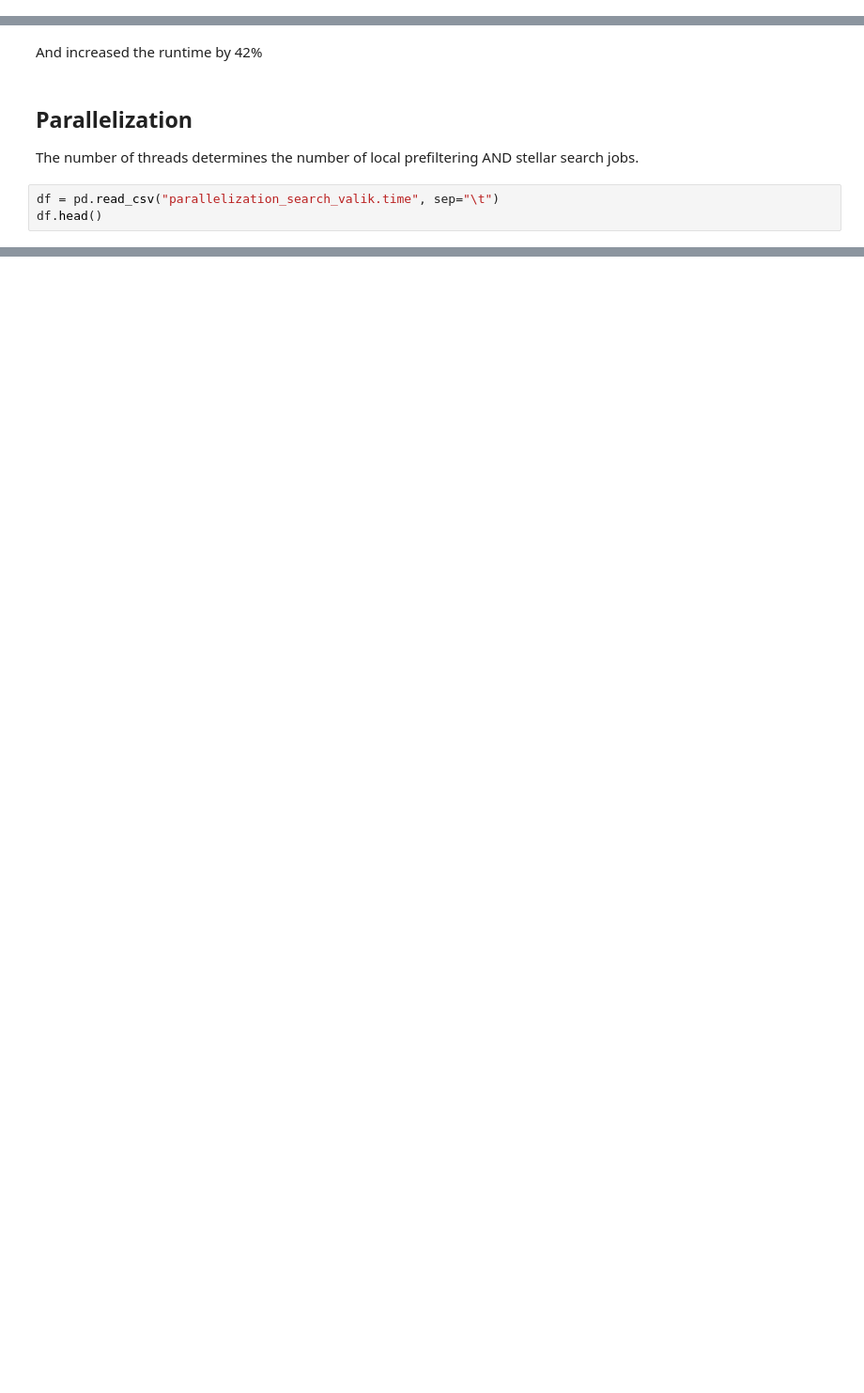
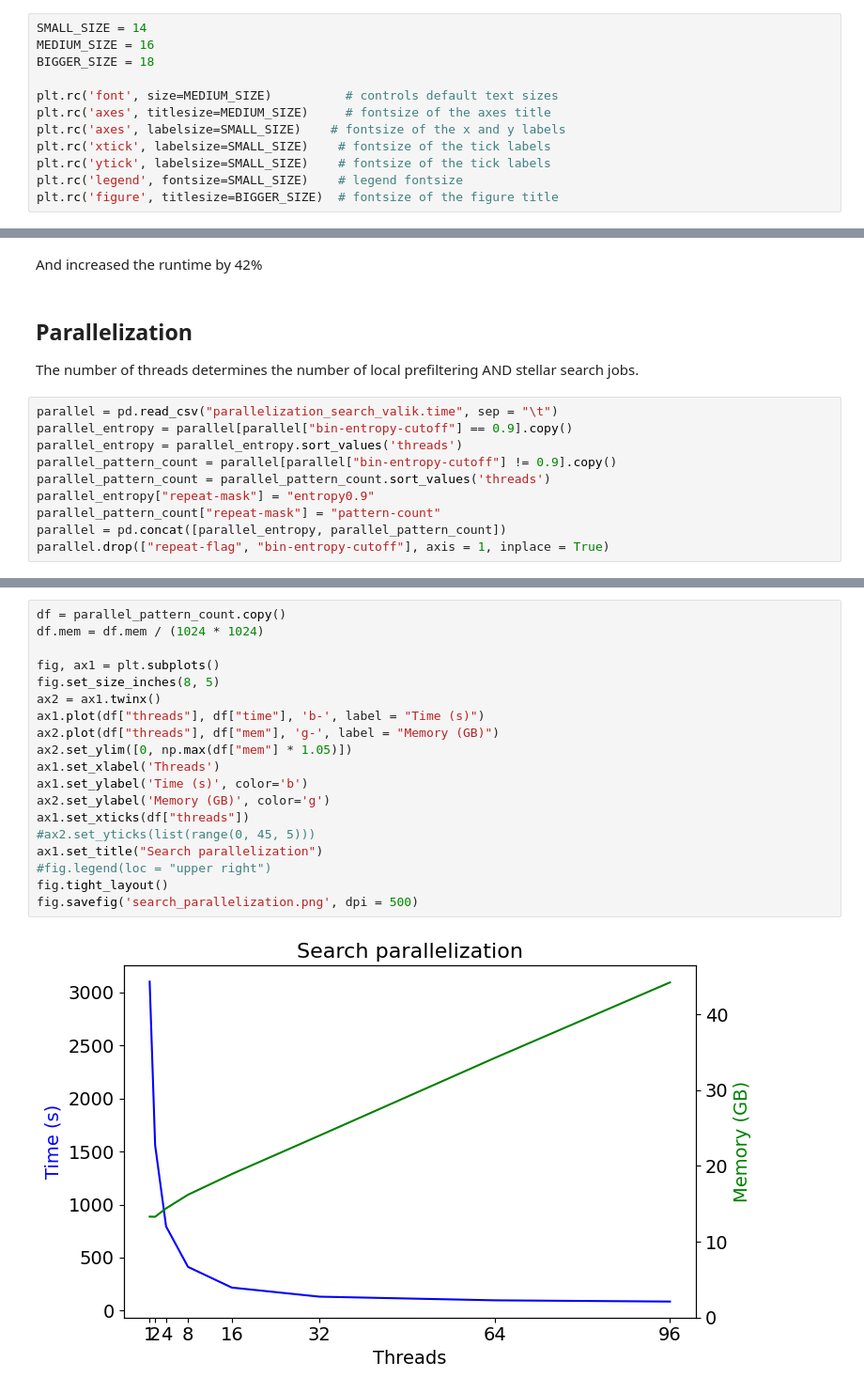
Before and after one commit to eaasna/test-DREAM-stellar, a Jupyter notebook: work-python/parameter-tuning/Search memory usage parameters.ipynb, the cells around one changed output, grey strips where cells are left out. Shown at 94% size. Cells and saved outputs as stored; diff of their text form; blank space fills up the shorter version.

```diff
--- a/work-python/parameter-tuning/Search memory usage parameters.ipynb
+++ b/work-python/parameter-tuning/Search memory usage parameters.ipynb
@@ -8,0 +12,12 @@ import matplotlib as plt
+# %%
+SMALL_SIZE = 14
+MEDIUM_SIZE = 16
+BIGGER_SIZE = 18
+
+plt.rc('font', size=MEDIUM_SIZE)          # controls default text sizes
+plt.rc('axes', titlesize=MEDIUM_SIZE)     # fontsize of the axes title
+plt.rc('axes', labelsize=SMALL_SIZE)    # fontsize of the x and y labels
+plt.rc('xtick', labelsize=SMALL_SIZE)    # fontsize of the tick labels
+plt.rc('ytick', labelsize=SMALL_SIZE)    # fontsize of the tick labels
+plt.rc('legend', fontsize=SMALL_SIZE)    # legend fontsize
+plt.rc('figure', titlesize=BIGGER_SIZE)  # fontsize of the figure title
@@ -70,5 +175,12 @@ And increased the runtime by 42%
 
 The number of threads determines the number of local prefiltering AND stellar search jobs.
 # %%
-df = pd.read_csv("parallelization_search_valik.time", sep="\t")
-df.head()
+parallel = pd.read_csv("parallelization_search_valik.time", sep = "\t")
+parallel_entropy = parallel[parallel["bin-entropy-cutoff"] == 0.9].copy()
+parallel_entropy = parallel_entropy.sort_values('threads')
+parallel_pattern_count = parallel[parallel["bin-entropy-cutoff"] != 0.9].copy()
+parallel_pattern_count = parallel_pattern_count.sort_values('threads')
+parallel_entropy["repeat-mask"] = "entropy0.9"
+parallel_pattern_count["repeat-mask"] = "pattern-count"
+parallel = pd.concat([parallel_entropy, parallel_pattern_count])
+parallel.drop(["repeat-flag", "bin-entropy-cutoff"], axis = 1, inplace = True)
@@ -96,0 +251,21 @@ And increased the runtime by 212%
+# %%
+df = parallel_pattern_count.copy()
+df.mem = df.mem / (1024 * 1024)
+
+fig, ax1 = plt.subplots()
+fig.set_size_inches(8, 5)
+ax2 = ax1.twinx()
+ax1.plot(df["threads"], df["time"], 'b-', label = "Time (s)")
+ax2.plot(df["threads"], df["mem"], 'g-', label = "Memory (GB)")
+ax2.set_ylim([0, np.max(df["mem"] * 1.05)])
+ax1.set_xlabel('Threads')
+ax1.set_ylabel('Time (s)', color='b')
+ax2.set_ylabel('Memory (GB)', color='g')
+ax1.set_xticks(df["threads"])
+#ax2.set_yticks(list(range(0, 45, 5)))
+ax1.set_title("Search parallelization")
+#fig.legend(loc = "upper right")
+fig.tight_layout()
+fig.savefig('search_parallelization.png', dpi = 500)
+# %% [output]
+[figure, added]
```
Also changed, not shown: parts of 41 cells of this notebook, 5 other files.
